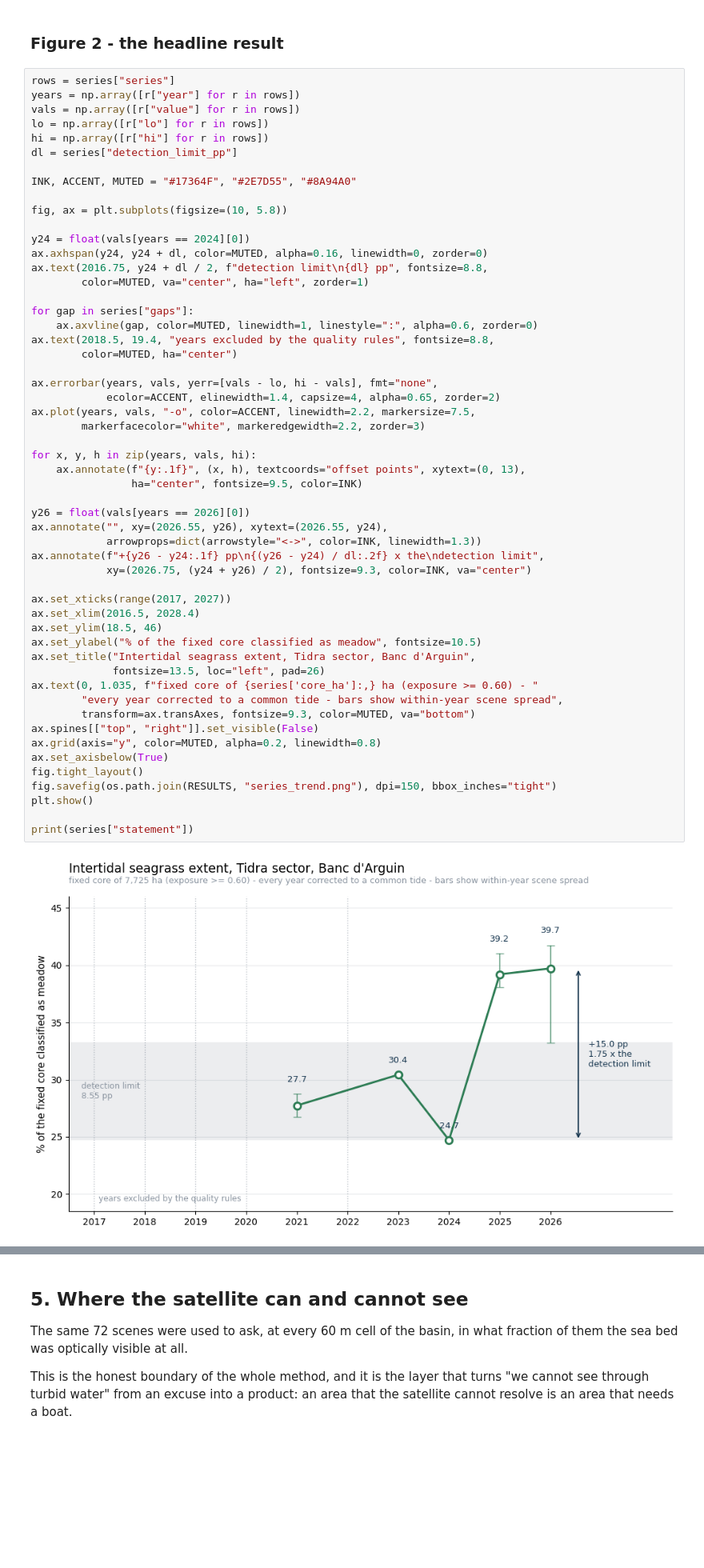
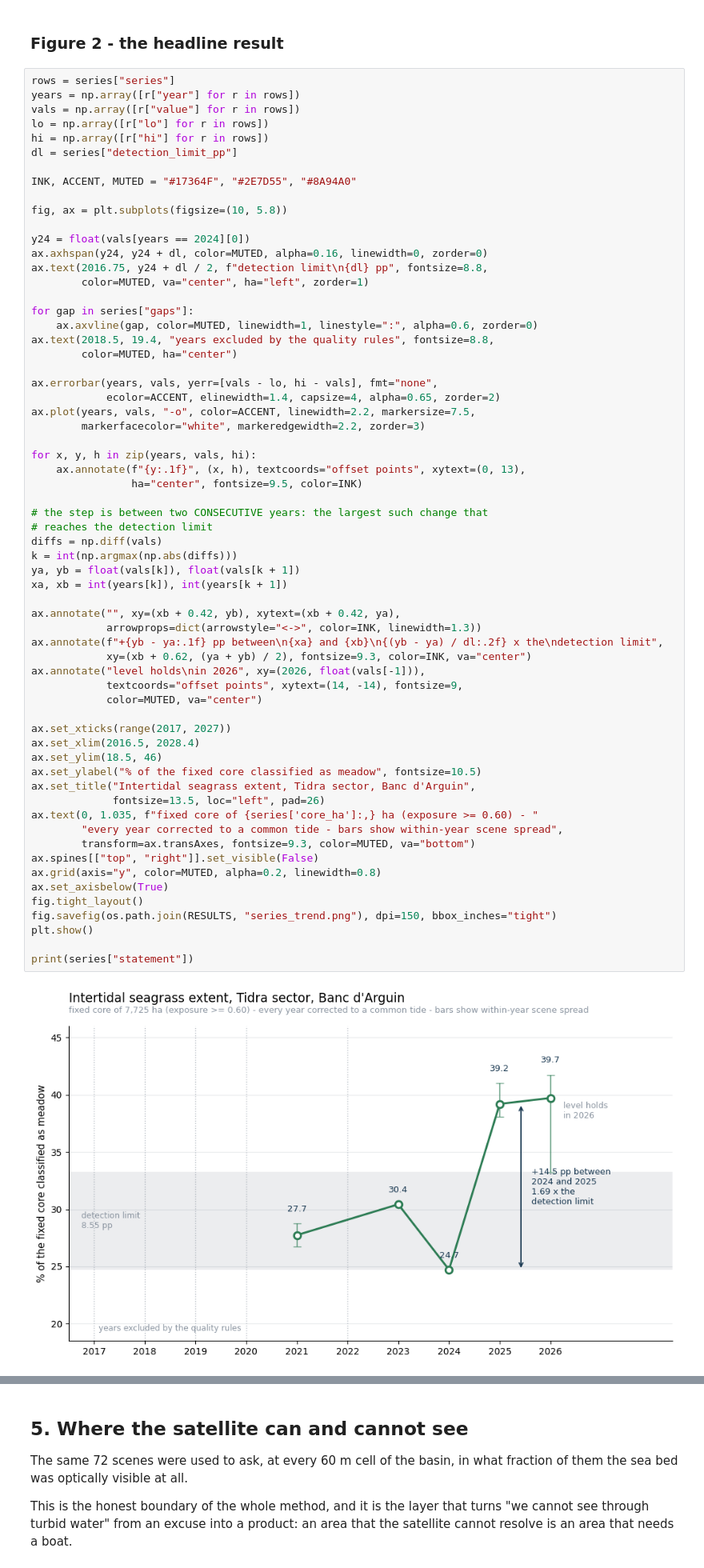
Before and after one commit to El-Arby571/mawrid, a Jupyter notebook: notebooks/02_main_analysis.ipynb, the cells around one changed output, grey strips where cells are left out. Shown at 80% size. Drawn from its saved outputs; the diff is of its cells as text; blank space fills up the shorter version.

Commit message:
Use the consecutive-year comparison consistently across README, notebook and slides

```diff
--- a/notebooks/02_main_analysis.ipynb
+++ b/notebooks/02_main_analysis.ipynb
@@ -255,38 +255,47 @@ ax.text(2018.5, 19.4, "years excluded by the quality rules", fontsize=8.8,
 
 ax.errorbar(years, vals, yerr=[vals - lo, hi - vals], fmt="none",
             ecolor=ACCENT, elinewidth=1.4, capsize=4, alpha=0.65, zorder=2)
 ax.plot(years, vals, "-o", color=ACCENT, linewidth=2.2, markersize=7.5,
         markerfacecolor="white", markeredgewidth=2.2, zorder=3)
 
 for x, y, h in zip(years, vals, hi):
     ax.annotate(f"{y:.1f}", (x, h), textcoords="offset points", xytext=(0, 13),
                 ha="center", fontsize=9.5, color=INK)
 
-y26 = float(vals[years == 2026][0])
-ax.annotate("", xy=(2026.55, y26), xytext=(2026.55, y24),
+# the step is between two CONSECUTIVE years: the largest such change that
+# reaches the detection limit
+diffs = np.diff(vals)
+k = int(np.argmax(np.abs(diffs)))
+ya, yb = float(vals[k]), float(vals[k + 1])
+xa, xb = int(years[k]), int(years[k + 1])
+
+ax.annotate("", xy=(xb + 0.42, yb), xytext=(xb + 0.42, ya),
             arrowprops=dict(arrowstyle="<->", color=INK, linewidth=1.3))
-ax.annotate(f"+{y26 - y24:.1f} pp\n{(y26 - y24) / dl:.2f} x the\ndetection limit",
-            xy=(2026.75, (y24 + y26) / 2), fontsize=9.3, color=INK, va="center")
+ax.annotate(f"+{yb - ya:.1f} pp between\n{xa} and {xb}\n{(yb - ya) / dl:.2f} x the\ndetection limit",
+            xy=(xb + 0.62, (ya + yb) / 2), fontsize=9.3, color=INK, va="center")
+ax.annotate("level holds\nin 2026", xy=(2026, float(vals[-1])),
+            textcoords="offset points", xytext=(14, -14), fontsize=9,
+            color=MUTED, va="center")
 
 ax.set_xticks(range(2017, 2027))
 ax.set_xlim(2016.5, 2028.4)
 ax.set_ylim(18.5, 46)
 ax.set_ylabel("% of the fixed core classified as meadow", fontsize=10.5)
 ax.set_title("Intertidal seagrass extent, Tidra sector, Banc d'Arguin",
              fontsize=13.5, loc="left", pad=26)
 ax.text(0, 1.035, f"fixed core of {series['core_ha']:,} ha (exposure >= 0.60) - "
         "every year corrected to a common tide - bars show within-year scene spread",
         transform=ax.transAxes, fontsize=9.3, color=MUTED, va="bottom")
 ax.spines[["top", "right"]].set_visible(False)
 ax.grid(axis="y", color=MUTED, alpha=0.2, linewidth=0.8)
 ax.set_axisbelow(True)
 fig.tight_layout()
 fig.savefig(os.path.join(RESULTS, "series_trend.png"), dpi=150, bbox_inches="tight")
 plt.show()
 
 print(series["statement"])
 # %% [output]
-[figure, old version]
+[figure, new version]
 Marked increase in observed intertidal extent between 2024 and 2025, holding in 2026; 1.5–2.0× the measured detection limit. Likely trend, not a proven result.
 # %% [markdown]
 ## 5. Where the satellite can and cannot see
```
Also changed, not shown: parts of 1 cell of this notebook, 3 other files.
